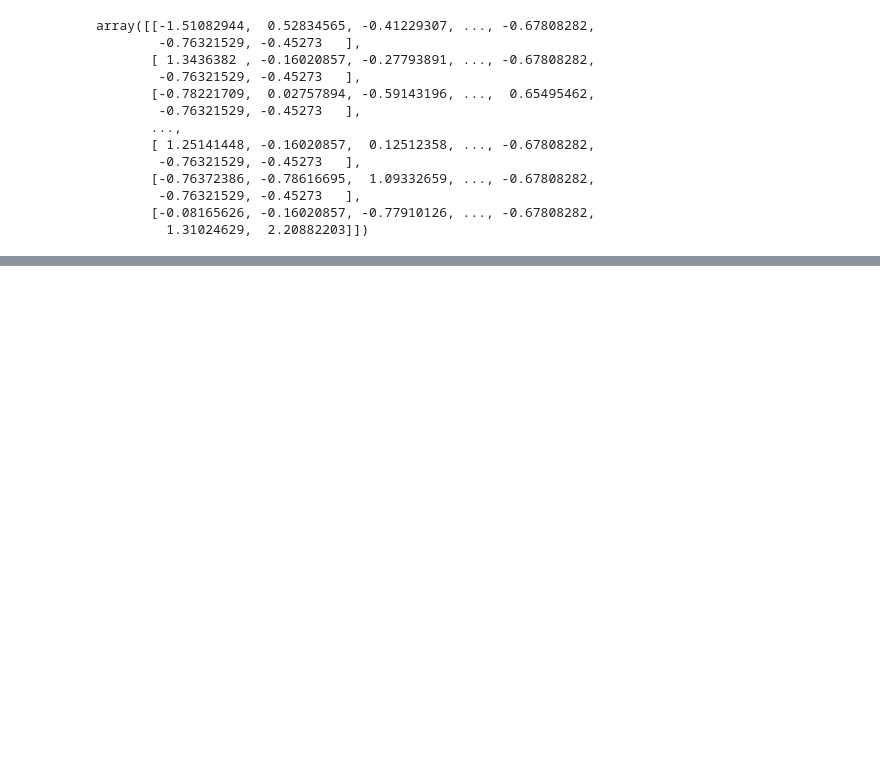
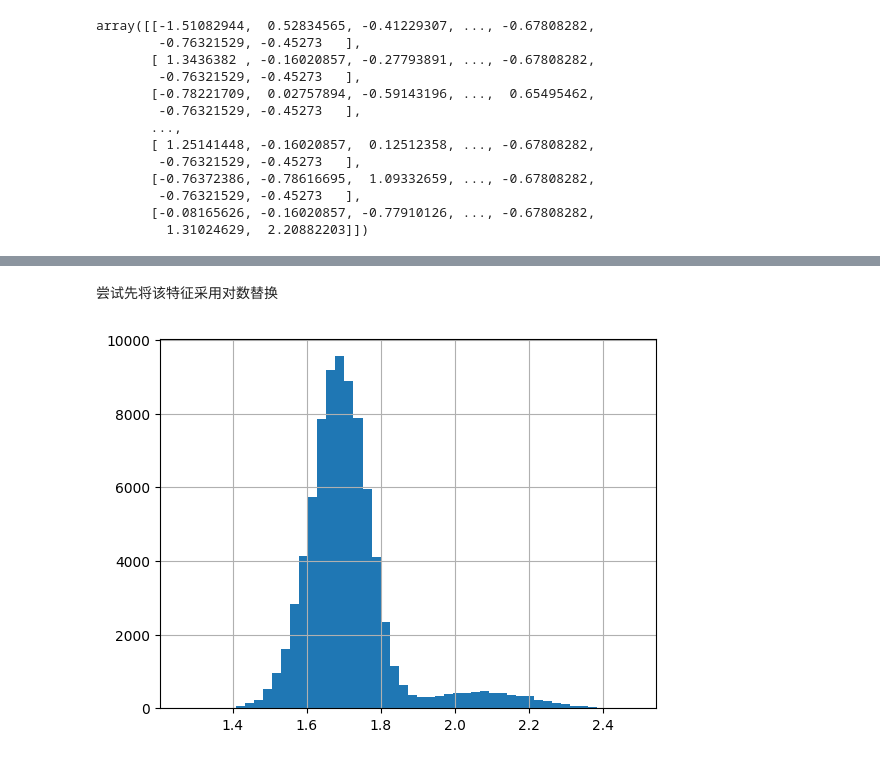
Before and after one commit to machao318927/Hands-On-Machine-Learning, a Jupyter notebook: my-study/02_new_data_for_ML.ipynb, the cells around one changed output, grey strips where cells are left out. Drawn from its saved outputs; the diff is of its cells as text; code cells hidden in the pictures; blank space fills up the shorter version.

```diff
--- a/my-study/02_new_data_for_ML.ipynb
+++ b/my-study/02_new_data_for_ML.ipynb
@@ -661,0 +683,8 @@ array([[-1.51082944,  0.52834565, -0.41229307, ..., -0.67808282,
+# %% [markdown]
+尝试先将该特征采用对数替换
+# %%
+# 对数替换
+medical["hba1c"].apply(np.log).hist(bins=50)
+plt.show()
+# %% [output]
+[figure, added]
```
Also changed, not shown: parts of 25 cells of this notebook, 1 other file.
